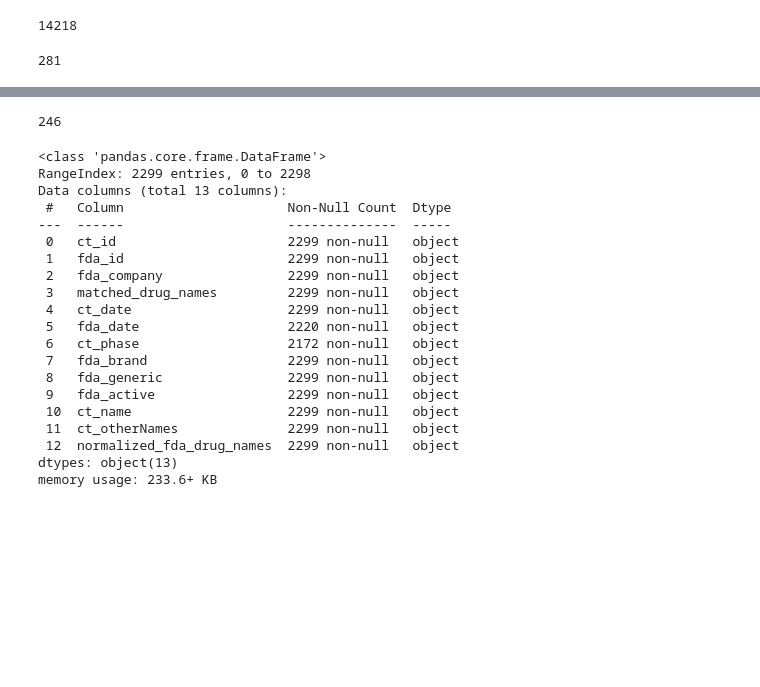
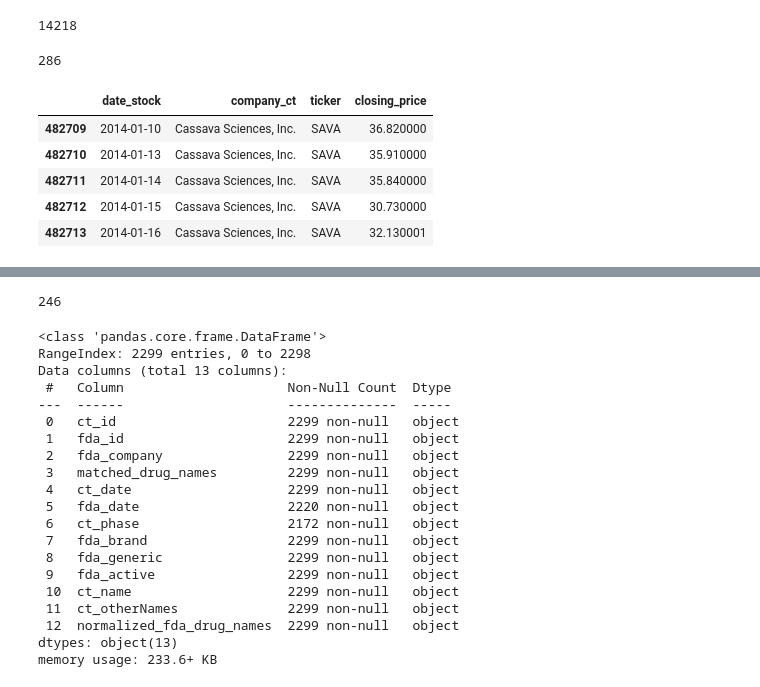
Before and after one commit to mitchell-reynolds/bootstrap, a Jupyter notebook: viz/EDA.ipynb, the cells around one changed output, grey strips where cells are left out. Drawn from its saved outputs; the diff is of its cells as text; code cells hidden in the pictures; blank space fills up the shorter version.

Commit message:
fixing ETL stocks pipeline stock ticker search

```diff
--- a/viz/EDA.ipynb
+++ b/viz/EDA.ipynb
@@ -10,9 +35,18 @@ len(ct_sponsors.company_ct.unique())
 # %% [output]
 14218
 # %%
-len(yf_sponsors.company_ct.unique())
+len(yf_sponsors_1.company_ct.unique())
 # %% [output]
-281
+286
+# %%
+yf_sponsors[yf_sponsors['company_ct'] == 'Cassava Sciences, Inc.'].head()
+# %% [output]
+|  | date_stock | company_ct | ticker | closing_price |
+| 482709 | 2014-01-10 | Cassava Sciences, Inc. | SAVA | 36.820000 |
+| 482710 | 2014-01-13 | Cassava Sciences, Inc. | SAVA | 35.910000 |
+| 482711 | 2014-01-14 | Cassava Sciences, Inc. | SAVA | 35.840000 |
+| 482712 | 2014-01-15 | Cassava Sciences, Inc. | SAVA | 30.730000 |
+| 482713 | 2014-01-16 | Cassava Sciences, Inc. | SAVA | 32.130001 |
 # %%
 len(yf_sponsors.company_ct.unique())
 # %% [output]
```
Also changed, not shown: parts of 7 cells of this notebook, 2 other files.
